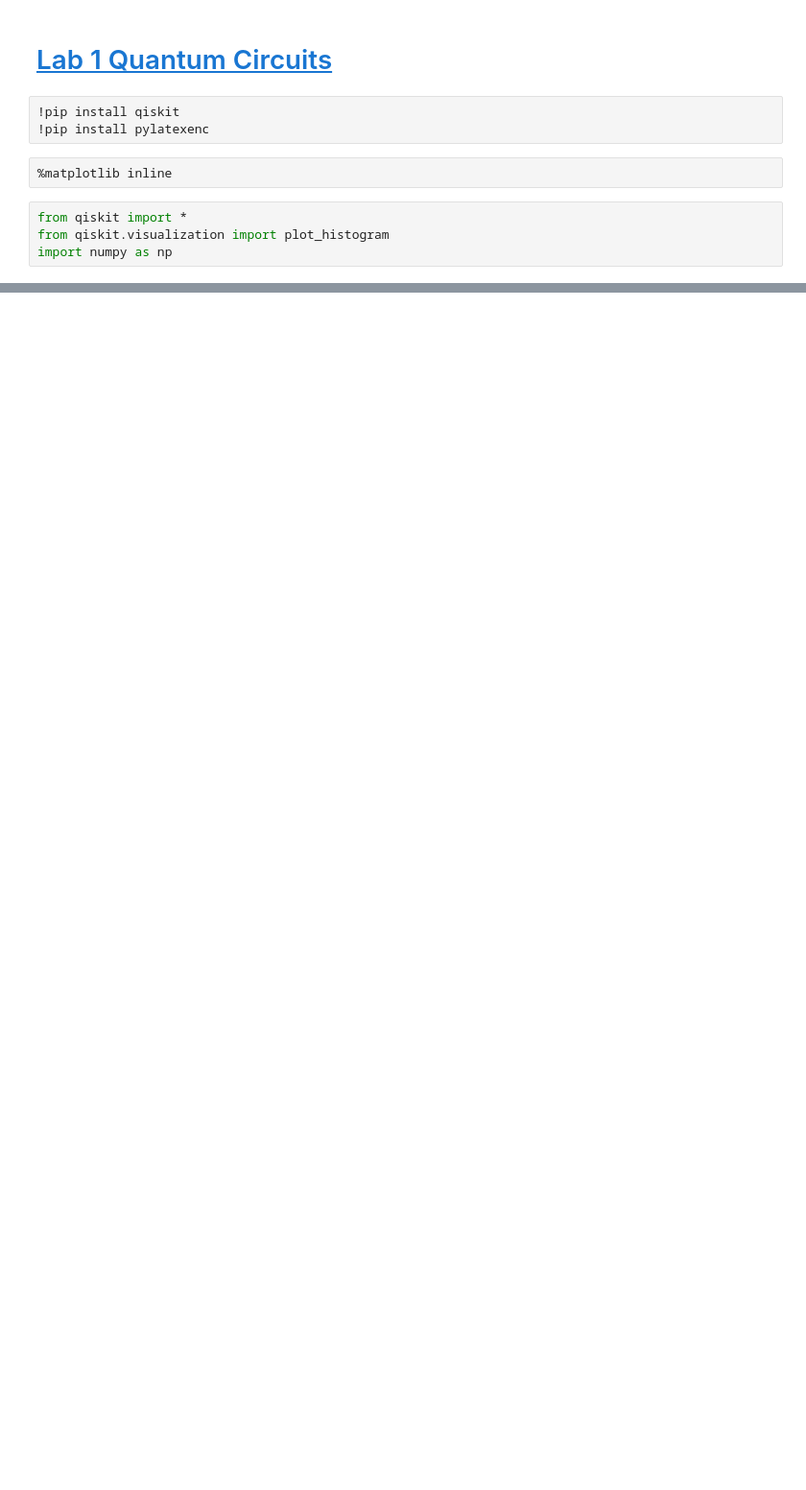
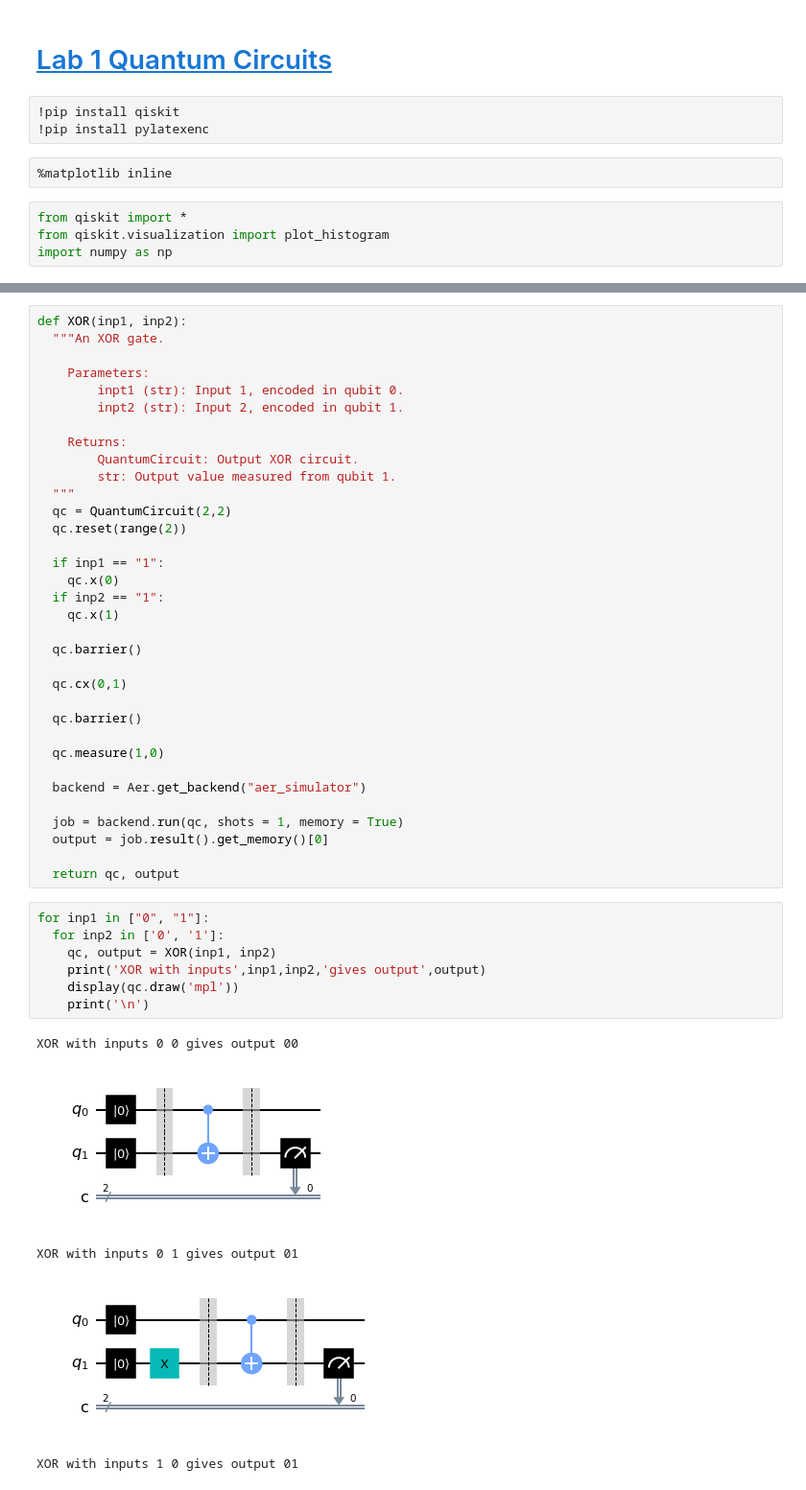
Before and after one commit to shhesterka04/q_prj, a Jupyter notebook: qiskit_lab1.ipynb, the cells around one changed output, grey strips where cells are left out. Shown: that part at 96% size. Cells and saved outputs as stored; diff of their text form; blank space fills up the shorter version.

```diff
--- a/qiskit_lab1.ipynb
+++ b/qiskit_lab1.ipynb
@@ -35,0 +69,47 @@ def NOT(inp):
+# %%
+def XOR(inp1, inp2):
+  """An XOR gate.
+
+    Parameters:
+        inpt1 (str): Input 1, encoded in qubit 0.
+        inpt2 (str): Input 2, encoded in qubit 1.
+
+    Returns:
+        QuantumCircuit: Output XOR circuit.
+        str: Output value measured from qubit 1.
+  """
+  qc = QuantumCircuit(2,2)
+  qc.reset(range(2))
+
+  if inp1 == "1":
+    qc.x(0)
+  if inp2 == "1":
+    qc.x(1)
+
+  qc.barrier()
+
+  qc.cx(0,1)
+
+  qc.barrier()
+
+  qc.measure(1,0)
+
+  backend = Aer.get_backend("aer_simulator")
+
+  job = backend.run(qc, shots = 1, memory = True)
+  output = job.result().get_memory()[0]
+
+  return qc, output
+# %%
+for inp1 in ["0", "1"]:
+  for inp2 in ['0', '1']:
+    qc, output = XOR(inp1, inp2)
+    print('XOR with inputs',inp1,inp2,'gives output',output)
+    display(qc.draw('mpl'))
+    print('\n')
+# %% [output]
+XOR with inputs 0 0 gives output 00
+[figure, added]
+XOR with inputs 0 1 gives output 01
+[figure, added]
+XOR with inputs 1 0 gives output 01
```
Also changed, not shown: parts of 31 cells of this notebook.
